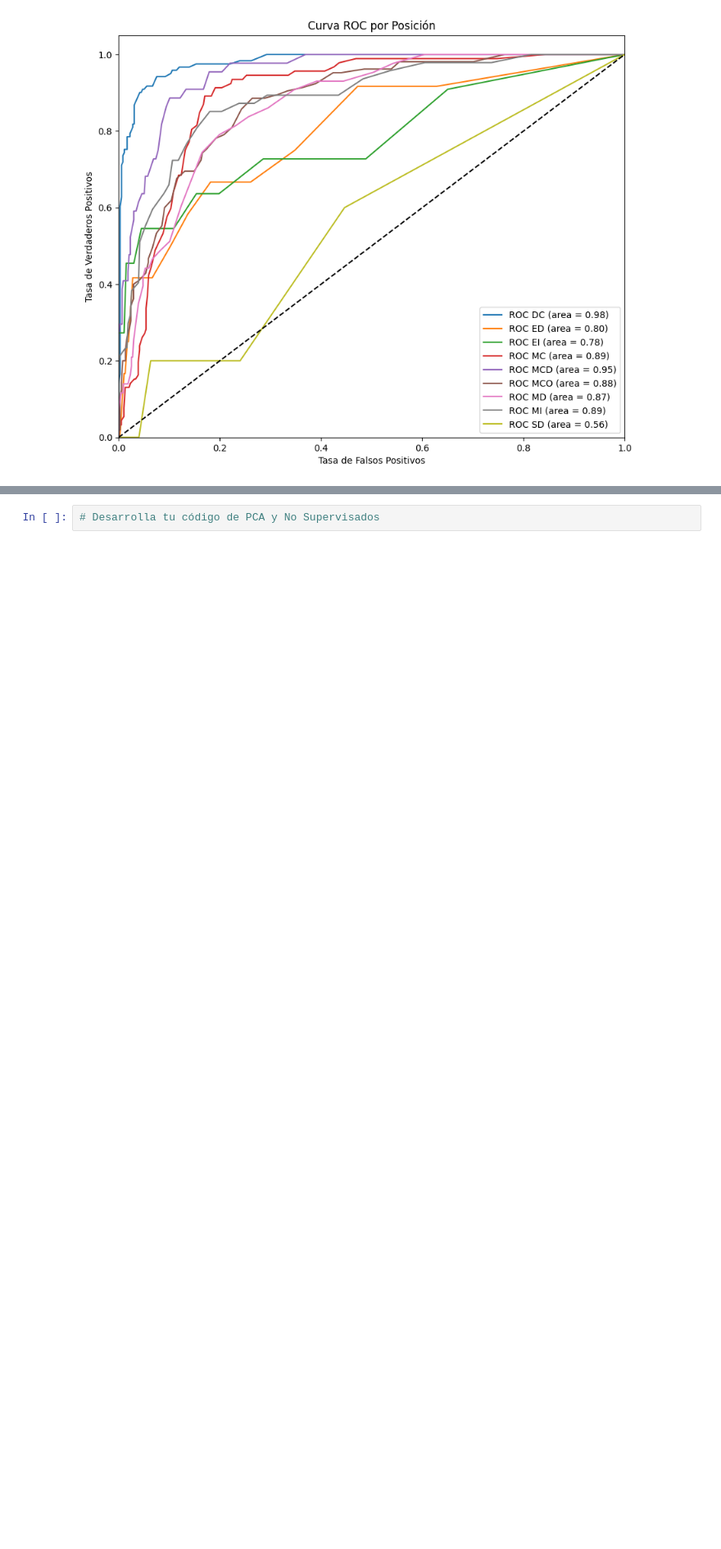
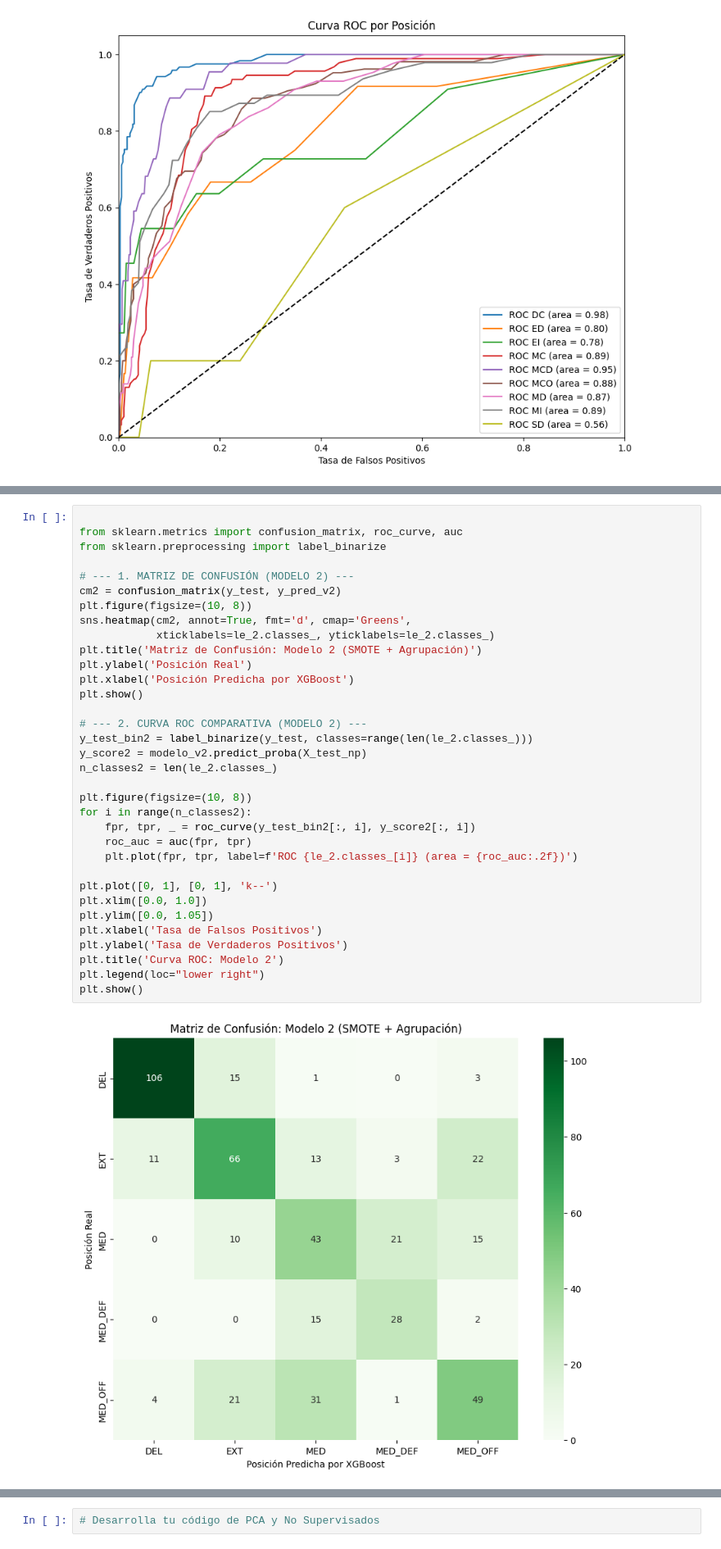
Before and after one commit to amarchenac-ops/repositoryanthony, a Jupyter notebook: [00] - Workshops/Workshop_ML_PartTime.ipynb, the cells around one changed output, grey strips where cells are left out. Shown at 82% size. Cells and saved outputs as stored; diff of their text form; blank space fills up the shorter version.

```diff
--- a/[00] - Workshops/Workshop_ML_PartTime.ipynb
+++ b/[00] - Workshops/Workshop_ML_PartTime.ipynb
@@ -429,0 +508,36 @@ plt.show()
+# %%
+
+from sklearn.metrics import confusion_matrix, roc_curve, auc
+from sklearn.preprocessing import label_binarize
+
+# --- 1. MATRIZ DE CONFUSIÓN (MODELO 2) ---
+cm2 = confusion_matrix(y_test, y_pred_v2)
+plt.figure(figsize=(10, 8))
+sns.heatmap(cm2, annot=True, fmt='d', cmap='Greens',
+            xticklabels=le_2.classes_, yticklabels=le_2.classes_)
+plt.title('Matriz de Confusión: Modelo 2 (SMOTE + Agrupación)')
+plt.ylabel('Posición Real')
+plt.xlabel('Posición Predicha por XGBoost')
+plt.show()
+
+# --- 2. CURVA ROC COMPARATIVA (MODELO 2) ---
+y_test_bin2 = label_binarize(y_test, classes=range(len(le_2.classes_)))
+y_score2 = modelo_v2.predict_proba(X_test_np)
+n_classes2 = len(le_2.classes_)
+
+plt.figure(figsize=(10, 8))
+for i in range(n_classes2):
+    fpr, tpr, _ = roc_curve(y_test_bin2[:, i], y_score2[:, i])
+    roc_auc = auc(fpr, tpr)
+    plt.plot(fpr, tpr, label=f'ROC {le_2.classes_[i]} (area = {roc_auc:.2f})')
+
+plt.plot([0, 1], [0, 1], 'k--')
+plt.xlim([0.0, 1.0])
+plt.ylim([0.0, 1.05])
+plt.xlabel('Tasa de Falsos Positivos')
+plt.ylabel('Tasa de Verdaderos Positivos')
+plt.title('Curva ROC: Modelo 2')
+plt.legend(loc="lower right")
+plt.show()
+# %% [output]
+[figure, added]
```
Also changed, not shown: parts of 10 cells of this notebook.
